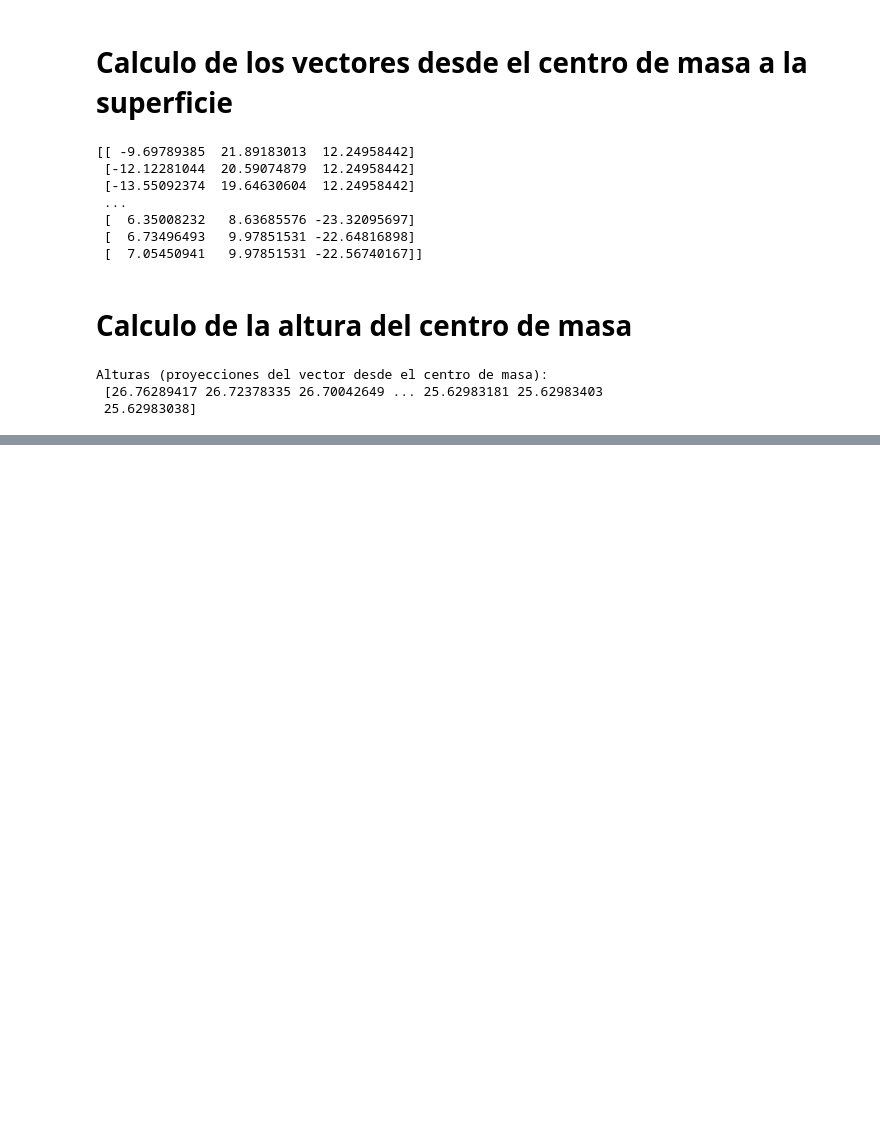
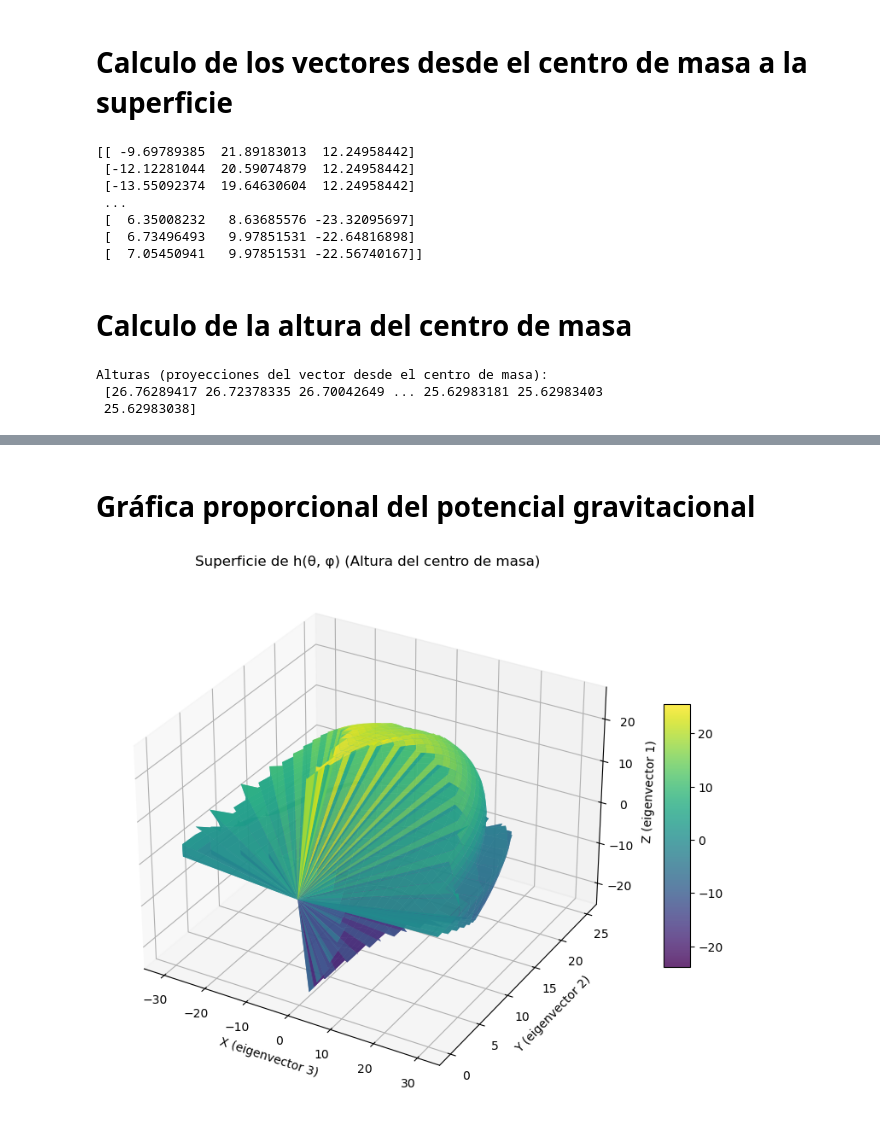
Before and after one commit to D4vidGarcia/TareasRetos25A, a Jupyter notebook: Codigos/Gomboc.ipynb, the cells around one changed output, grey strips where cells are left out. Drawn from its saved outputs; the diff is of its cells as text; code cells hidden in the pictures; blank space fills up the shorter version.

```diff
--- a/Codigos/Gomboc.ipynb
+++ b/Codigos/Gomboc.ipynb
@@ -123,0 +175,37 @@ Alturas (proyecciones del vector desde el centro de masa):
+# %% [markdown]
+# Gráfica proporcional del potencial gravitacional
+# %%
+# --- INTERPOLACIÓN PARA GRAFICAR COMO SUPERFICIE ---
+# Creamos una malla regular en theta y phi. Se asume que theta está en [0,π] y phi en [-π, π].
+theta_lin = np.linspace(0, np.pi, 100)
+phi_lin = np.linspace(-np.pi, np.pi, 100)
+theta_grid, phi_grid = np.meshgrid(theta_lin, phi_lin)
+
+# Interpolar los valores de alturas (dispersos) sobre la malla regular.
+# Se utiliza griddata: points es (theta, phi) de cada muestra, y se interpola sobre la malla.
+points = np.column_stack((theta, phi))
+grid_alturas = griddata(points, alturas, (theta_grid, phi_grid), method='linear')
+
+# Opcional: rellenamos valores nan que pueda haber en la interpolación.
+grid_alturas = np.nan_to_num(grid_alturas)
+
+# Convertir coordenadas esféricas a cartesianas usando:
+#   X = r sin(theta) cos(phi)
+#   Y = r sin(theta) sin(phi)
+#   Z = r cos(theta)
+X_grid = grid_alturas * np.sin(theta_grid) * np.cos(phi_grid)
+Y_grid = grid_alturas * np.sin(theta_grid) * np.sin(phi_grid)
+Z_grid = grid_alturas * np.cos(theta_grid)
+
+# --- GRAFICAR LA SUPERFICIE ---
+fig = plt.figure(figsize=(10, 8))
+ax = fig.add_subplot(111, projection='3d')
+surf = ax.plot_surface(X_grid, Y_grid, Z_grid, cmap='viridis', edgecolor='none', alpha=0.8)
+ax.set_xlabel("X (eigenvector 3)")
+ax.set_ylabel("Y (eigenvector 2)")
+ax.set_zlabel("Z (eigenvector 1)")
+ax.set_title("Superficie de h(θ, φ) (Altura del centro de masa)")
+fig.colorbar(surf, shrink=0.5, aspect=10)
+plt.show()
+# %% [output]
+[figure, added]
```
Also changed, not shown: parts of 3 cells of this notebook.
